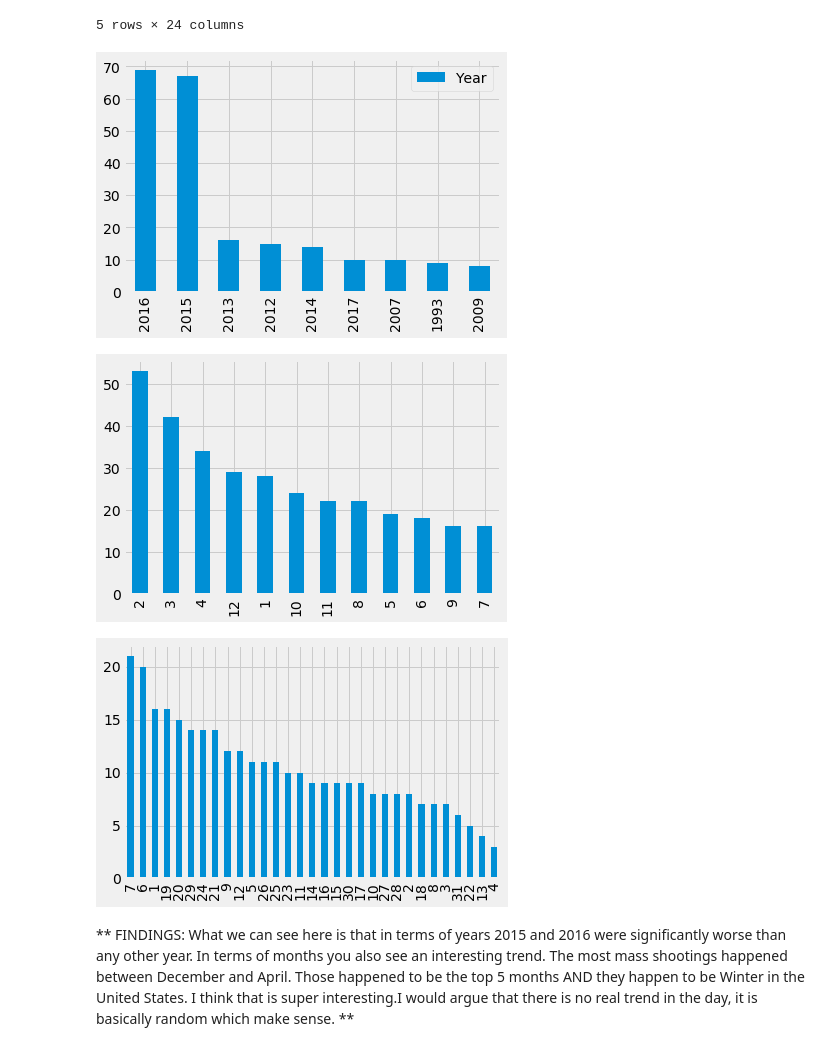
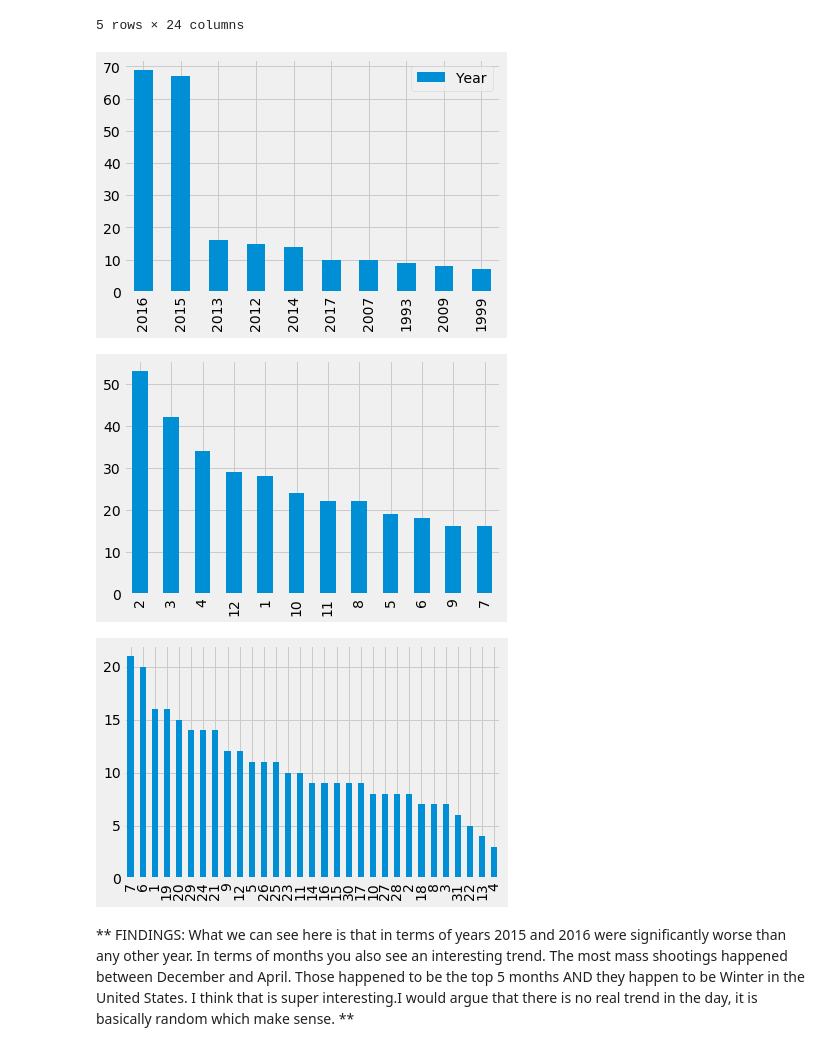
Before and after one commit to chasekregor/AnalyzingUSMassShootings, a Jupyter notebook: chasingdatausmassshootings.ipynb, the cells around one changed output. Drawn from its saved outputs; the diff is of its cells as text; code cells hidden in the pictures.

```diff
--- a/chasingdatausmassshootings.ipynb
+++ b/chasingdatausmassshootings.ipynb
@@ -211,18 +211,18 @@ data.head()
 5 rows × 24 columns
 # %%
 years = pd.DataFrame(data['Year'].value_counts())
-top10years = years[0:9]
+top10years = years[0:10]
 months = data['Month'].value_counts()
 days = data['Day'].value_counts()
 
 top10years.plot(kind='bar')
 plt.show()
 months.plot(kind='bar')
 plt.show()
 days.plot(kind='bar')
 plt.show()
 # %% [output]
-[figure, old version]
+[figure, new version]
 [figure]
 [figure]
 # %% [markdown]
```
Also changed, not shown: parts of 3 cells of this notebook.
